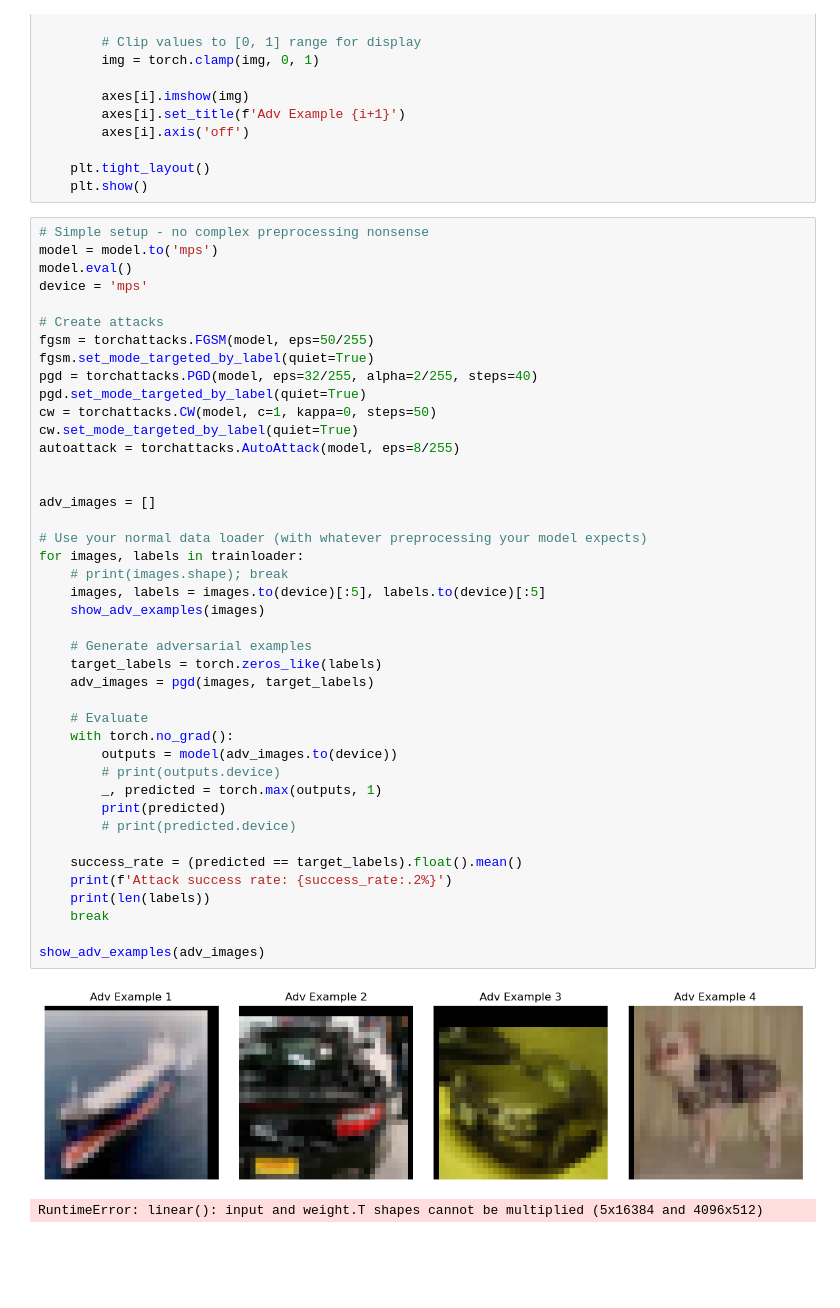
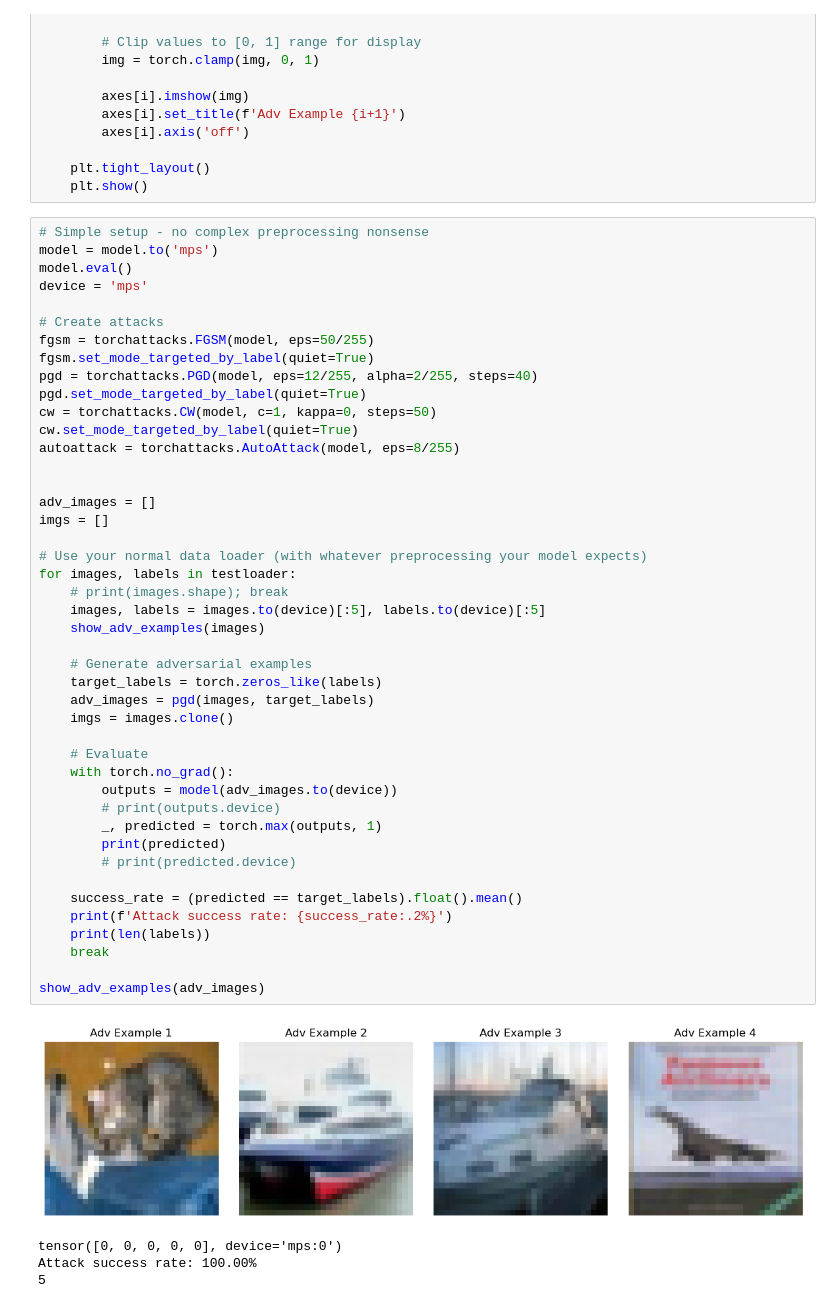
Before and after one commit to zroe1/gradient-routing, a Jupyter notebook: adversarial_examples/main.ipynb, the cells around one changed output. Drawn from its saved outputs; the diff is of its cells as text; blank space fills up the shorter version.

```diff
--- a/adversarial_examples/main.ipynb
+++ b/adversarial_examples/main.ipynb
@@ -673,39 +728,43 @@ device = 'mps'
 # Create attacks
 fgsm = torchattacks.FGSM(model, eps=50/255)
 fgsm.set_mode_targeted_by_label(quiet=True)
-pgd = torchattacks.PGD(model, eps=32/255, alpha=2/255, steps=40)
+pgd = torchattacks.PGD(model, eps=12/255, alpha=2/255, steps=40)
 pgd.set_mode_targeted_by_label(quiet=True)
 cw = torchattacks.CW(model, c=1, kappa=0, steps=50)
 cw.set_mode_targeted_by_label(quiet=True)
 autoattack = torchattacks.AutoAttack(model, eps=8/255)
 
 
 adv_images = []
+imgs = []
 
 # Use your normal data loader (with whatever preprocessing your model expects)
-for images, labels in trainloader:
+for images, labels in testloader:
     # print(images.shape); break
     images, labels = images.to(device)[:5], labels.to(device)[:5]
     show_adv_examples(images)
 
     # Generate adversarial examples
     target_labels = torch.zeros_like(labels)
     adv_images = pgd(images, target_labels)
+    imgs = images.clone()
 
     # Evaluate
     with torch.no_grad():
         outputs = model(adv_images.to(device))
         # print(outputs.device)
         _, predicted = torch.max(outputs, 1)
         print(predicted)
         # print(predicted.device)
 
     success_rate = (predicted == target_labels).float().mean()
     print(f'Attack success rate: {success_rate:.2%}')
     print(len(labels))
     break
 
 show_adv_examples(adv_images)
 # %% [output]
-[figure, old version]
+[figure, new version]
-RuntimeError: linear(): input and weight.T shapes cannot be multiplied (5x16384 and 4096x512)
+tensor([0, 0, 0, 0, 0], device='mps:0')
+Attack success rate: 100.00%
+5
```
Also changed, not shown: parts of 11 cells of this notebook.
